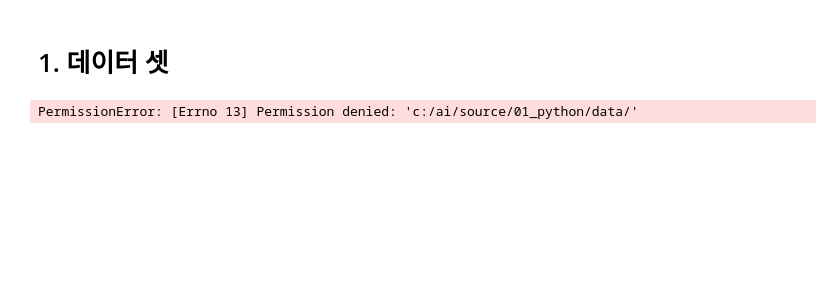
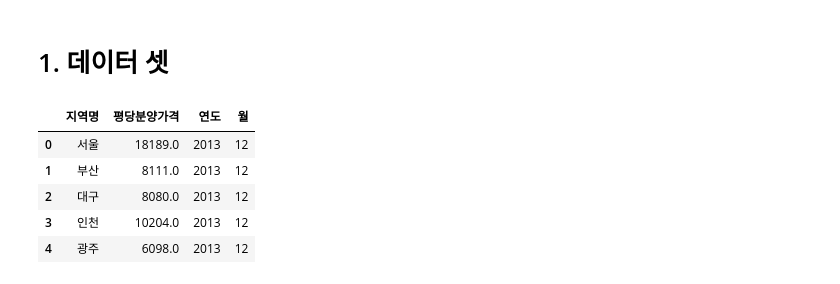
Before and after one commit to mystery7city/ai, a Jupyter notebook: source/05_DeepLearning/연습문제(라벨인코딩_스케일조정_원핫인코딩).ipynb, the cells around one changed output. Saved outputs shown, nothing was run; the diff lists cells and outputs as text; code cells hidden in the pictures; blank space fills up the shorter version.

```diff
--- a/source/05_DeepLearning/연습문제(라벨인코딩_스케일조정_원핫인코딩).ipynb
+++ b/source/05_DeepLearning/연습문제(라벨인코딩_스케일조정_원핫인코딩).ipynb
@@ -20,8 +20,14 @@ table.dataframe{font-size:22px;}
 # 1. 데이터 셋
 # %%
 import pandas as pd
-df =pd.read_csv('c:/ai/source/01_python/data/')
+df = pd.read_csv('data/ch13_df(결측치중위값으로대체).csv')
+df.head()
 # %% [output]
-PermissionError: [Errno 13] Permission denied: 'c:/ai/source/01_python/data/'
+|  | 지역명 | 평당분양가격 | 연도 | 월 |
+| 0 | 서울 | 18189.0 | 2013 | 12 |
+| 1 | 부산 | 8111.0 | 2013 | 12 |
+| 2 | 대구 | 8080.0 | 2013 | 12 |
+| 3 | 인천 | 10204.0 | 2013 | 12 |
+| 4 | 광주 | 6098.0 | 2013 | 12 |
 # %%
 df
```
Also changed, not shown: parts of 16 cells of this notebook, 14 other files.
